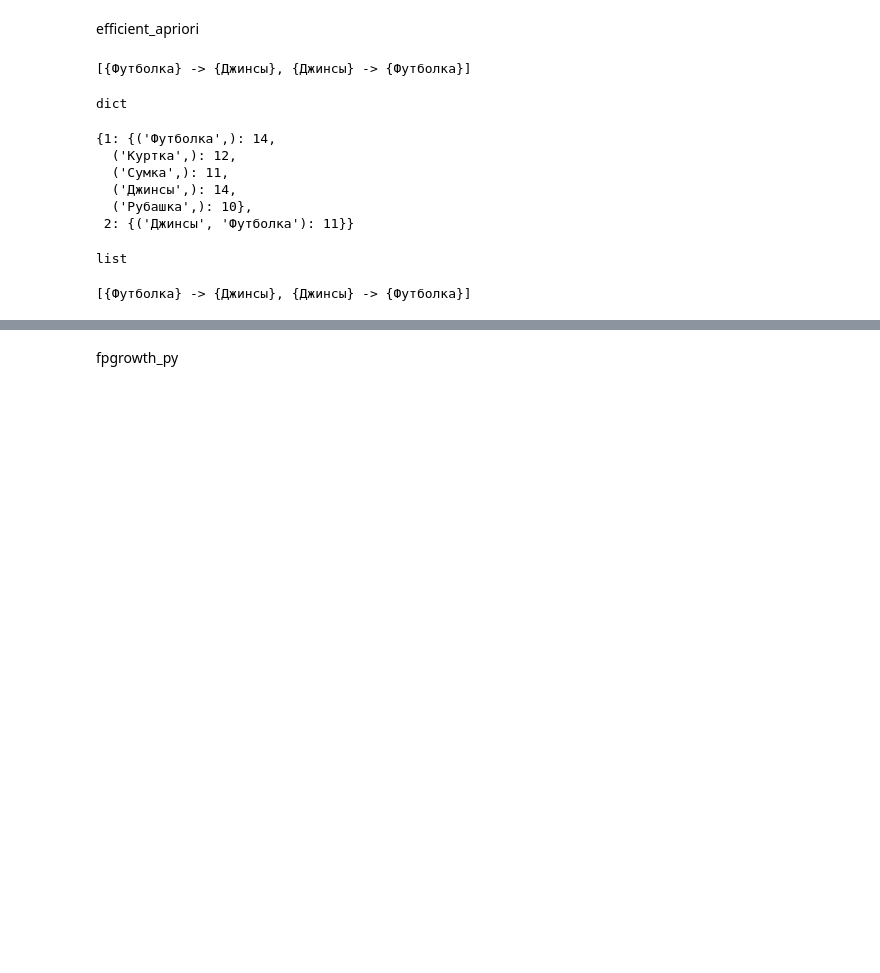
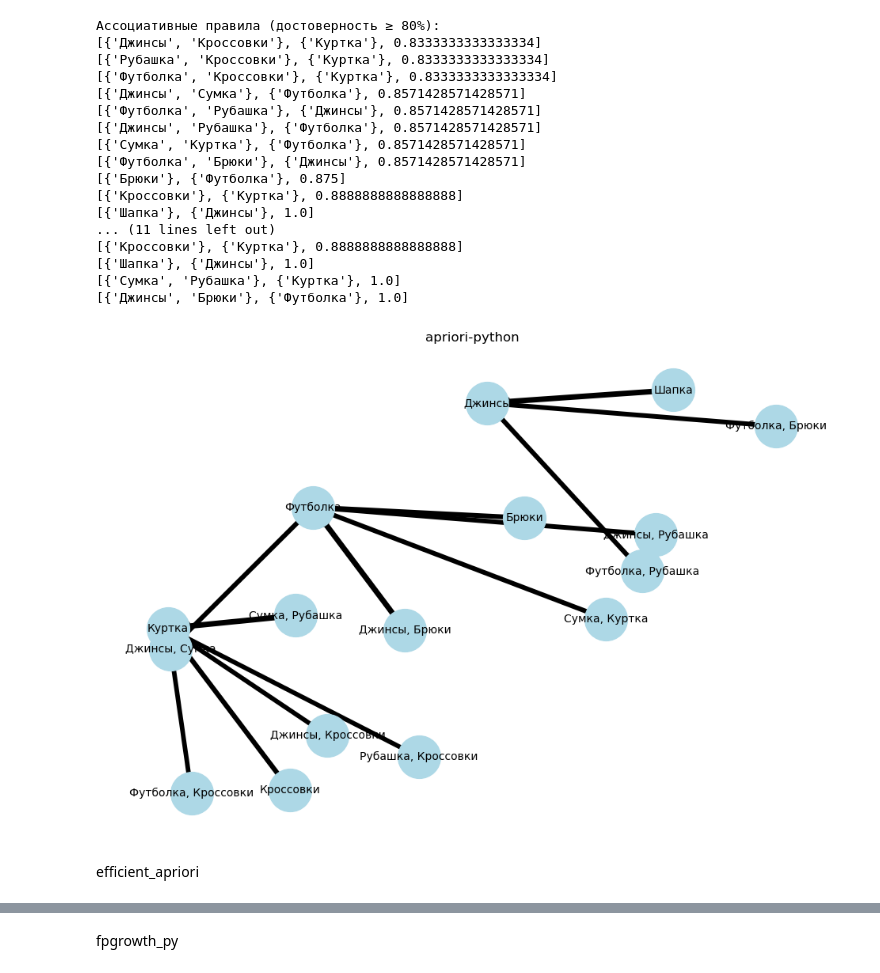
Before and after one commit to SirFerr/Itit, a Jupyter notebook: pr1_1.ipynb, the cells around one changed output, grey strips where cells are left out. Saved outputs shown, nothing was run; the diff lists cells and outputs as text; code cells hidden in the pictures; blank space fills up the shorter version.

```diff
--- a/pr1_1.ipynb
+++ b/pr1_1.ipynb
@@ -53,2 +103,41 @@ rules
+# %%
+freqItemSet, rules = apriori(transactions, minSup=min_sup, minConf=0.8)
+
+print("\nАссоциативные правила (достоверность ≥ 80%):")
+for rule in rules:
+    print(rule)
+
+rules_data_ap = []
+for r in rules:
+    print(r)
+    lhs = r[0]
+    rhs = r[1]
+    conf = r[2]
+    rules_data_ap.append({
+        'antecedent': tuple(lhs),
+        'consequent': tuple(rhs),
+        'confidence': conf
+    })
+
+draw_rules_graph(rules_data_ap, title="apriori-python")
+# %% [output]
+Ассоциативные правила (достоверность ≥ 80%):
+[{'Джинсы', 'Кроссовки'}, {'Куртка'}, 0.8333333333333334]
+[{'Рубашка', 'Кроссовки'}, {'Куртка'}, 0.8333333333333334]
+[{'Футболка', 'Кроссовки'}, {'Куртка'}, 0.8333333333333334]
+[{'Джинсы', 'Сумка'}, {'Футболка'}, 0.8571428571428571]
+[{'Футболка', 'Рубашка'}, {'Джинсы'}, 0.8571428571428571]
+[{'Джинсы', 'Рубашка'}, {'Футболка'}, 0.8571428571428571]
+[{'Сумка', 'Куртка'}, {'Футболка'}, 0.8571428571428571]
+[{'Футболка', 'Брюки'}, {'Джинсы'}, 0.8571428571428571]
+[{'Брюки'}, {'Футболка'}, 0.875]
+[{'Кроссовки'}, {'Куртка'}, 0.8888888888888888]
+[{'Шапка'}, {'Джинсы'}, 1.0]
+... (11 lines left out)
+[{'Кроссовки'}, {'Куртка'}, 0.8888888888888888]
+[{'Шапка'}, {'Джинсы'}, 1.0]
+[{'Сумка', 'Рубашка'}, {'Куртка'}, 1.0]
+[{'Джинсы', 'Брюки'}, {'Футболка'}, 1.0]
+[figure, added]
 # %% [markdown]
 efficient_apriori
@@ -57,26 +143,0 @@ from efficient_apriori import apriori
-# %%
-freqItemSet, rules = apriori(transactions, min_support= 0.5, min_confidence= 0.5)
-print(rules)
-# %% [output]
-[{Футболка} -> {Джинсы}, {Джинсы} -> {Футболка}]
-# %%
-type(freqItemSet)
-# %% [output]
-dict
-# %%
-freqItemSet
-# %% [output]
-{1: {('Футболка',): 14,
-  ('Куртка',): 12,
-  ('Сумка',): 11,
-  ('Джинсы',): 14,
-  ('Рубашка',): 10},
- 2: {('Джинсы', 'Футболка'): 11}}
-# %%
-type(rules)
-# %% [output]
-list
-# %%
-rules
-# %% [output]
-[{Футболка} -> {Джинсы}, {Джинсы} -> {Футболка}]
```
Also changed, not shown: parts of 24 cells of this notebook, 4 other files.
